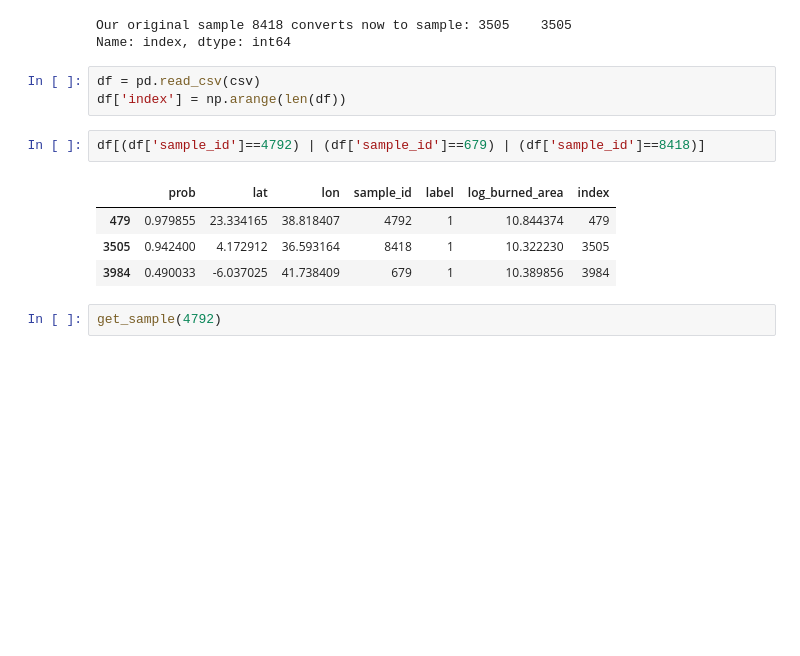
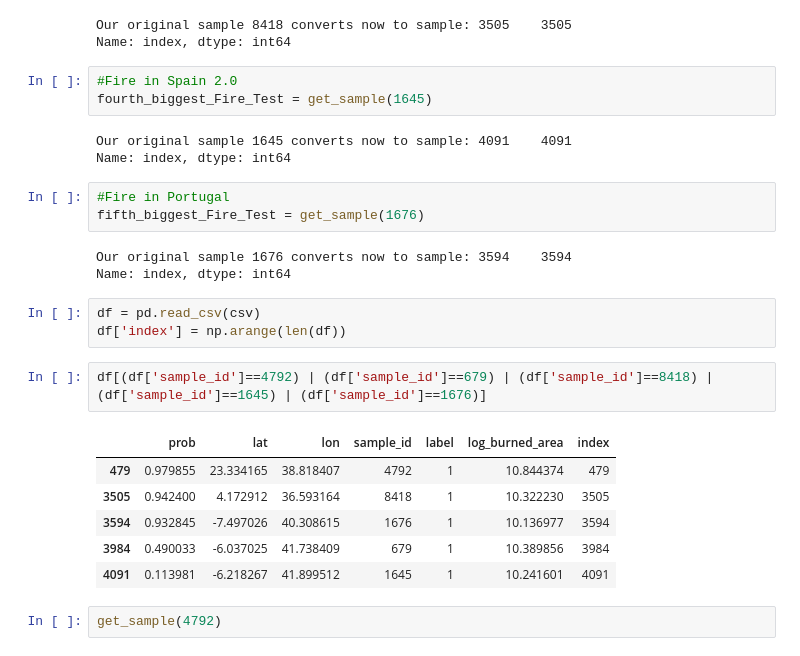
Before and after one commit to paulinebecker2002/mesogeos, a Jupyter notebook: ml_tracks/a_fire_danger/get_sample_idx.ipynb, the cells around one changed output. Saved outputs shown, nothing was run; the diff lists cells and outputs as text; blank space fills up the shorter version.

```diff
--- a/ml_tracks/a_fire_danger/get_sample_idx.ipynb
+++ b/ml_tracks/a_fire_danger/get_sample_idx.ipynb
@@ -49,16 +49,30 @@ third_biggest_Fire_Test = get_sample(8418)
 # %% [output]
 Our original sample 8418 converts now to sample: 3505    3505
 Name: index, dtype: int64
+# %%
+#Fire in Spain 2.0
+fourth_biggest_Fire_Test = get_sample(1645)
+# %% [output]
+Our original sample 1645 converts now to sample: 4091    4091
+Name: index, dtype: int64
+# %%
+#Fire in Portugal
+fifth_biggest_Fire_Test = get_sample(1676)
+# %% [output]
+Our original sample 1676 converts now to sample: 3594    3594
+Name: index, dtype: int64
 # %%
 df = pd.read_csv(csv)
 df['index'] = np.arange(len(df))
 # %%
-df[(df['sample_id']==4792) | (df['sample_id']==679) | (df['sample_id']==8418)]
+df[(df['sample_id']==4792) | (df['sample_id']==679) | (df['sample_id']==8418) | (df['sample_id']==1645) | (df['sample_id']==1676)]
 # %% [output]
 |  | prob | lat | lon | sample_id | label | log_burned_area | index |
 | 479 | 0.979855 | 23.334165 | 38.818407 | 4792 | 1 | 10.844374 | 479 |
 | 3505 | 0.942400 | 4.172912 | 36.593164 | 8418 | 1 | 10.322230 | 3505 |
+| 3594 | 0.932845 | -7.497026 | 40.308615 | 1676 | 1 | 10.136977 | 3594 |
 | 3984 | 0.490033 | -6.037025 | 41.738409 | 679 | 1 | 10.389856 | 3984 |
+| 4091 | 0.113981 | -6.218267 | 41.899512 | 1645 | 1 | 10.241601 | 4091 |
 # %%
 get_sample(4792)
 # %% [output]
```
Also changed, not shown: parts of 7 cells of this notebook, 13 other files.
